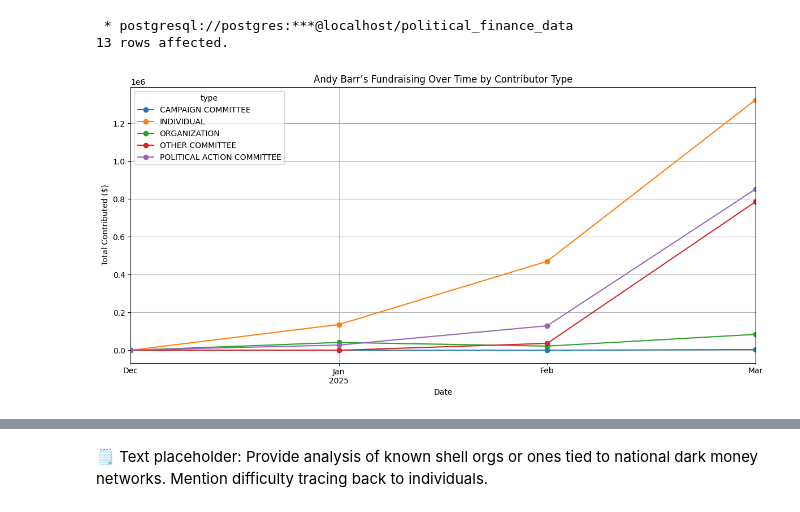
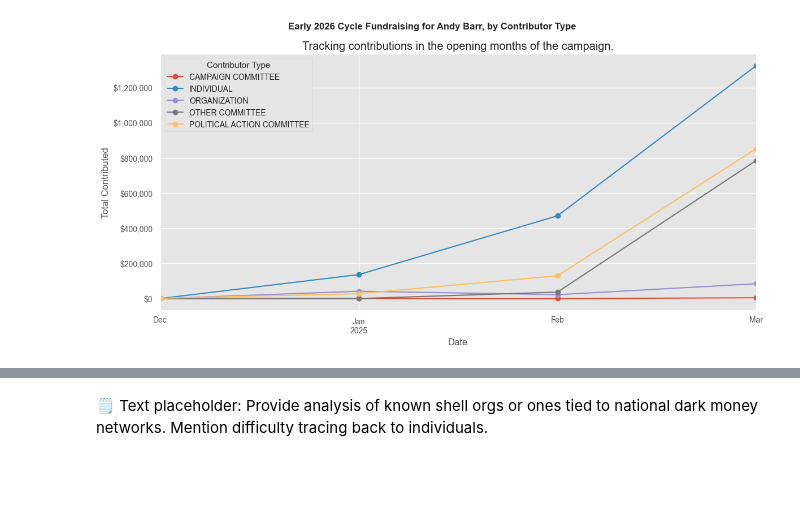
Before and after one commit to shadownetworkintel/dmt_fec_ingesters, a Jupyter notebook: Notebooks/ReportAndyBarr.ipynb, the cells around one changed output, grey strips where cells are left out. Cells and saved outputs as stored; diff of their text form; code cells hidden in the pictures; blank space fills up the shorter version.

```diff
--- a/Notebooks/ReportAndyBarr.ipynb
+++ b/Notebooks/ReportAndyBarr.ipynb
@@ -50,46 +80,48 @@ ORDER BY year, month;
 # %%
-import matplotlib.pyplot as plt
-import pandas as pd
+# Apply a clean theme
+sns.set_theme(style="whitegrid")  # alternatives: "darkgrid", "white", "ticks"
 
-# Fetch the data from the SQL query in cell 10
-contributions = %sql SELECT entity_type_desc AS type \
-, EXTRACT(MONTH FROM contribution_receipt_date) AS month \
-, EXTRACT(YEAR FROM contribution_receipt_date) AS year \
-, SUM(contribution_receipt_amount) AS total_raised \
-FROM schedule_a_contributions \
-WHERE committee_id in ('C00467571', 'C00618777', 'C00633792') \
-GROUP BY entity_type_desc, year, month \
-ORDER BY year, month;
+plt.rcParams['axes.titlesize'] = 16
+plt.rcParams['axes.labelsize'] = 12
+plt.rcParams['legend.fontsize'] = 10
+plt.rcParams['legend.title_fontsize'] = 11
+plt.rcParams['xtick.labelsize'] = 10
+plt.rcParams['ytick.labelsize'] = 10
+
+# Increase figure size globally
+plt.rcParams['figure.figsize'] = (12, 6)
 
 # Convert the result to a pandas DataFrame -- this is done automatically because I have set %config SqlMagic.autopandas = True
 contributions_df = contributions
 
 # contributions_df should have: entity_type_desc, month, year, total_raised
 contributions_df['date'] = pd.to_datetime(
     contributions_df['year'].astype(int).astype(str) + '-' +
     contributions_df['month'].astype(int).astype(str).str.zfill(2) + '-01'
 )
 
 # Ensure total_raised is numeric
 contributions_df['total_raised'] = pd.to_numeric(contributions_df['total_raised'], errors='coerce')
 
 # Pivot so each entity_type_desc is a line
 pivot = contributions_df.pivot_table(
     index='date',
     columns='type',
     values='total_raised',
     aggfunc='sum'
 ).fillna(0)
 
 plt.figure(figsize=(12, 6))
+plt.style.use("ggplot")
 pivot.plot(ax=plt.gca(), marker='o')
-plt.title("Andy Barr’s Fundraising Over Time by Contributor Type")
+plt.suptitle("Early 2026 Cycle Fundraising for Andy Barr, by Contributor Type", fontweight='bold')
+plt.title("Tracking contributions in the opening months of the campaign.")
 plt.xlabel("Date")
-plt.ylabel("Total Contributed ($)")
+plt.gca().yaxis.set_major_formatter(ticker.FuncFormatter(lambda x, _: f'${x:,.0f}'))
+plt.ylabel("Total Contributed")
+plt.legend(title="Contributor Type")
 plt.grid(True)
 plt.tight_layout()
 plt.show()
 # %% [output]
- * postgresql://postgres:***@localhost/political_finance_data
-13 rows affected.
-[figure, old version]
+[figure, new version]
```
Also changed, not shown: parts of 68 cells of this notebook, 4 other files.
